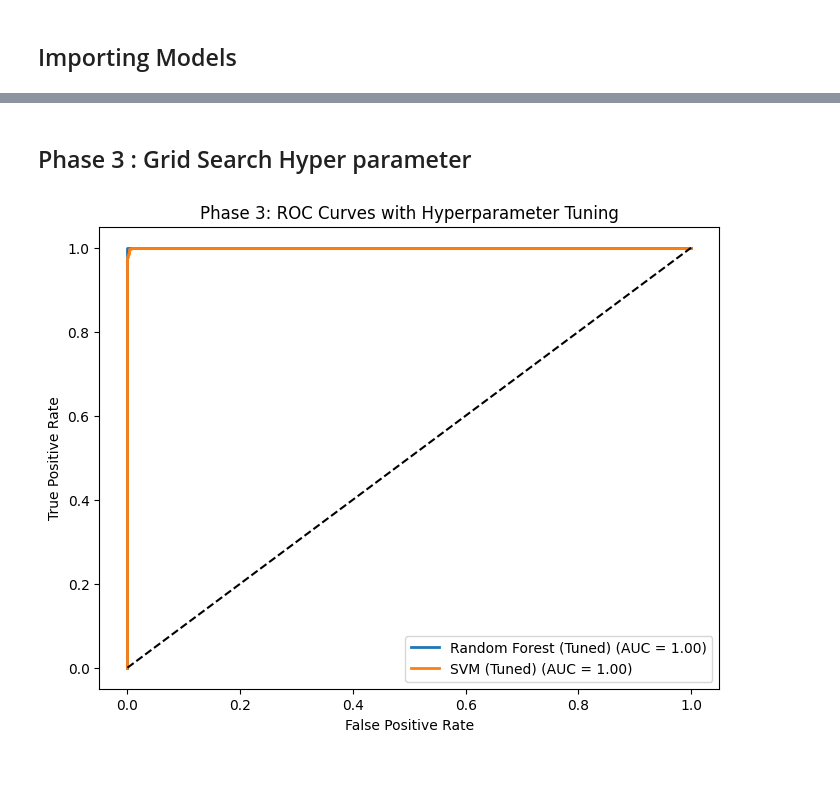
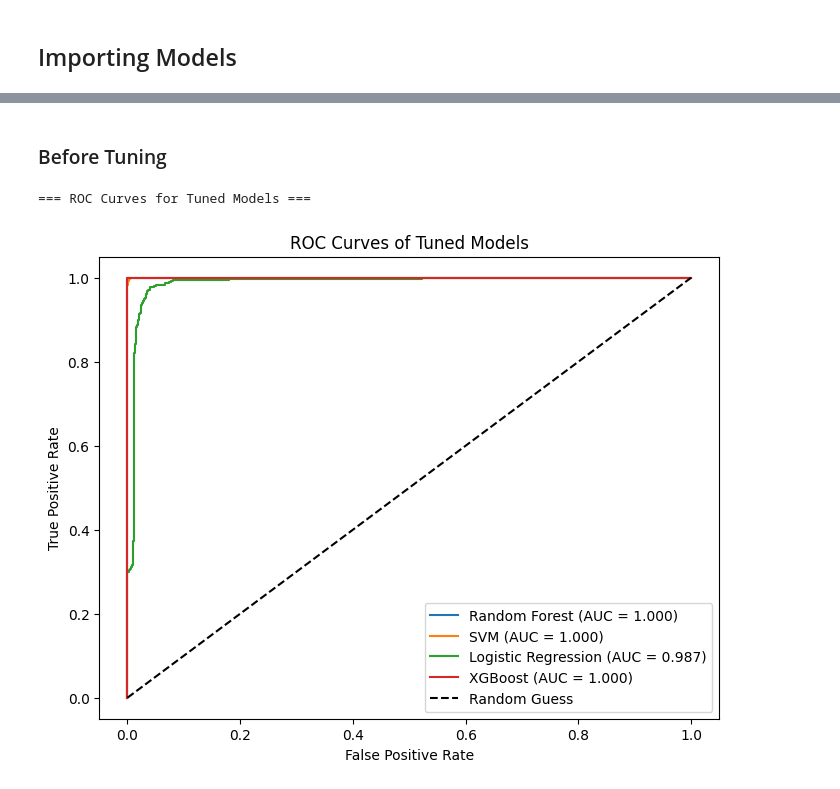
Before and after one commit to Ombhabal/machine-learning, a Jupyter notebook: ML-EXP-04.ipynb, the cells around one changed output, grey strips where cells are left out. Saved outputs shown, nothing was run; the diff lists cells and outputs as text; code cells hidden in the pictures.

```diff
--- a/ML-EXP-04.ipynb
+++ b/ML-EXP-04.ipynb
@@ -162,9 +182,9 @@ stacking = StackingClassifier(
     estimators=[
         ("rf", models["Random Forest"]),
         ("svm", models["SVM"]),
-        ("xgb", models["XGBoost"])
+        ("xgb", models["XGBoost"]),
+        ("lr", models["Logistic Regression"])
     ],
-    final_estimator=LogisticRegression(),
     cv=5
 )
 # %%
@@ -567,16 +610,0 @@ import matplotlib.pyplot as plt
-# %%
-plt.figure(figsize=(8,6))
-
-for name, model in models.items():
-    model.fit(X_train, y_train)
-    y_proba = model.predict_proba(X_test)[:,1]
-    fpr, tpr, _ = roc_curve(y_test, y_proba)
-    roc_auc = auc(fpr, tpr)
-    plt.plot(fpr, tpr, lw=2, label=f'{name} (AUC = {roc_auc:.2f})')
-
-plt.plot([0,1],[0,1],'k--')
-plt.title("Phase 1: ROC Curves (Base Models)")
-plt.xlabel("False Positive Rate")
-plt.ylabel("True Positive Rate")
-plt.legend()
-plt.show()
@@ -641,35 +611,35 @@ plt.show()
-# %% [markdown]
-## Phase 3 : Grid Search Hyper parameter
+# %% [markdown]
+### Before Tuning
 # %%
-# Example: Random Forest tuning
-param_grid_rf = {}
-grid_rf = GridSearchCV(RandomForestClassifier(random_state=42),
-                       param_grid_rf, cv=3, scoring='roc_auc')
-grid_rf.fit(X_train, y_train)
+print("\n=== ROC Curves for Tuned Models ===")
 
-# Example: SVM tuning
-param_grid_svm = {"probability": [True]}
-grid_svm = GridSearchCV(SVC(probability=True, random_state=42),
-                        param_grid_svm, cv=3, scoring='roc_auc')
-grid_svm.fit(X_train, y_train)
+plt.figure(figsize=(8, 6))
 
-# ROC plot for tuned models
-plt.figure(figsize=(8,6))
+for name, model in best_models.items():
+    try:
+        # Get predicted probabilities (positive class)
+        if hasattr(model, "predict_proba"):
+            y_score = model.predict_proba(X_test_kbest)[:, 1]
+        else:
+            # Some models (like SVM with linear kernel) may not have predict_proba
+            y_score = model.decision_function(X_test_kbest)
 
-for name, model in {
-    "Random Forest (Tuned)": grid_rf.best_estimator_,
-    "SVM (Tuned)": grid_svm.best_estimator_
-}.items():
-    y_proba = model.predict_proba(X_test)[:,1]
-    fpr, tpr, _ = roc_curve(y_test, y_proba)
-    roc_auc = auc(fpr, tpr)
-    plt.plot(fpr, tpr, lw=2, label=f'{name} (AUC = {roc_auc:.2f})')
+        # Compute ROC curve and AUC
+        fpr, tpr, _ = roc_curve(y_test, y_score)
+        roc_auc = auc(fpr, tpr)
 
-plt.plot([0,1],[0,1],'k--')
-plt.title("Phase 3: ROC Curves with Hyperparameter Tuning")
+        plt.plot(fpr, tpr, label=f"{name} (AUC = {roc_auc:.3f})")
+
+    except Exception as e:
+        print(f"Skipping {name} (no ROC support): {e}")
+
+# Plot settings
+plt.plot([0, 1], [0, 1], "k--", label="Random Guess")
 plt.xlabel("False Positive Rate")
 plt.ylabel("True Positive Rate")
-plt.legend()
+plt.title("ROC Curves of Tuned Models")
+plt.legend(loc="lower right")
 plt.show()
 # %% [output]
+=== ROC Curves for Tuned Models ===
-[figure, old version]
+[figure, new version]
```
Also changed, not shown: parts of 19 cells of this notebook, 1 other file.
